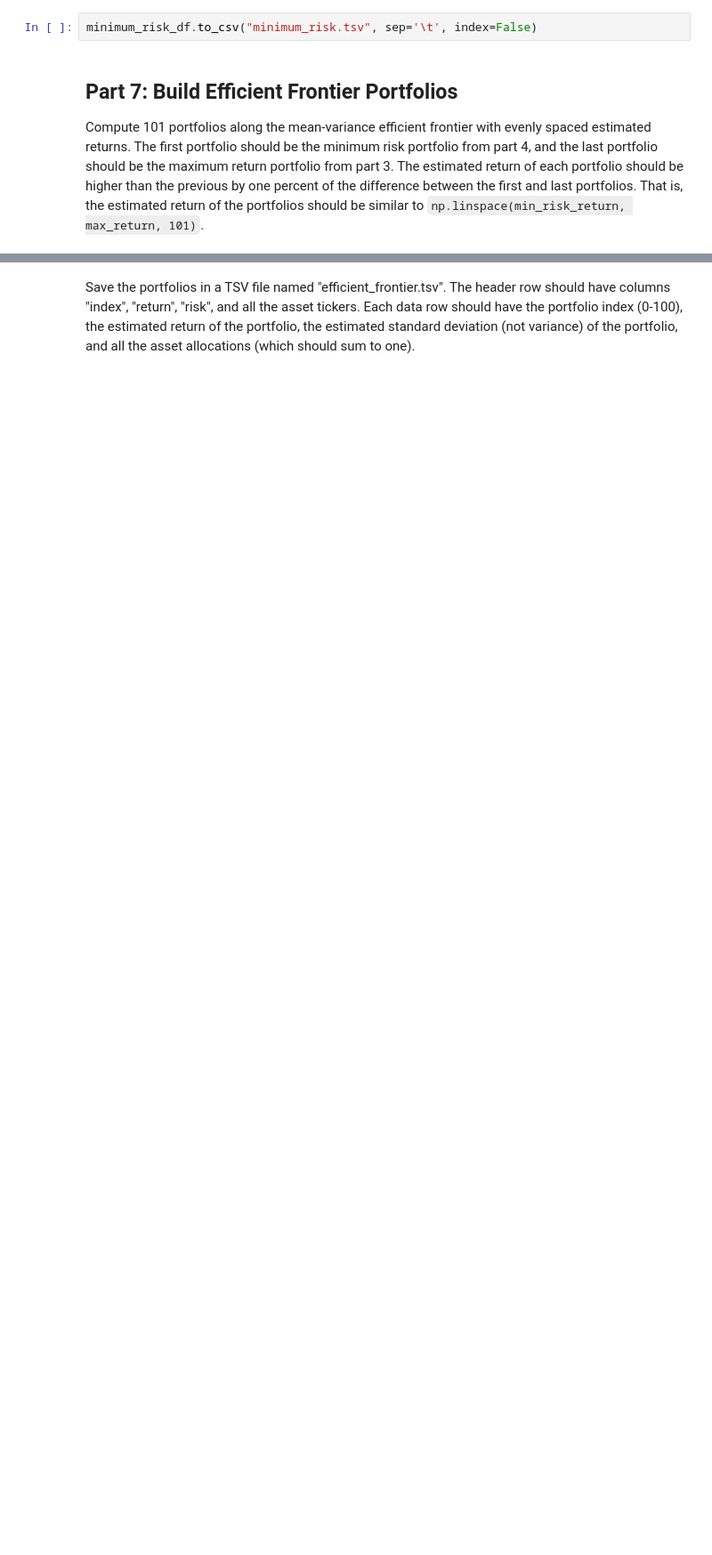
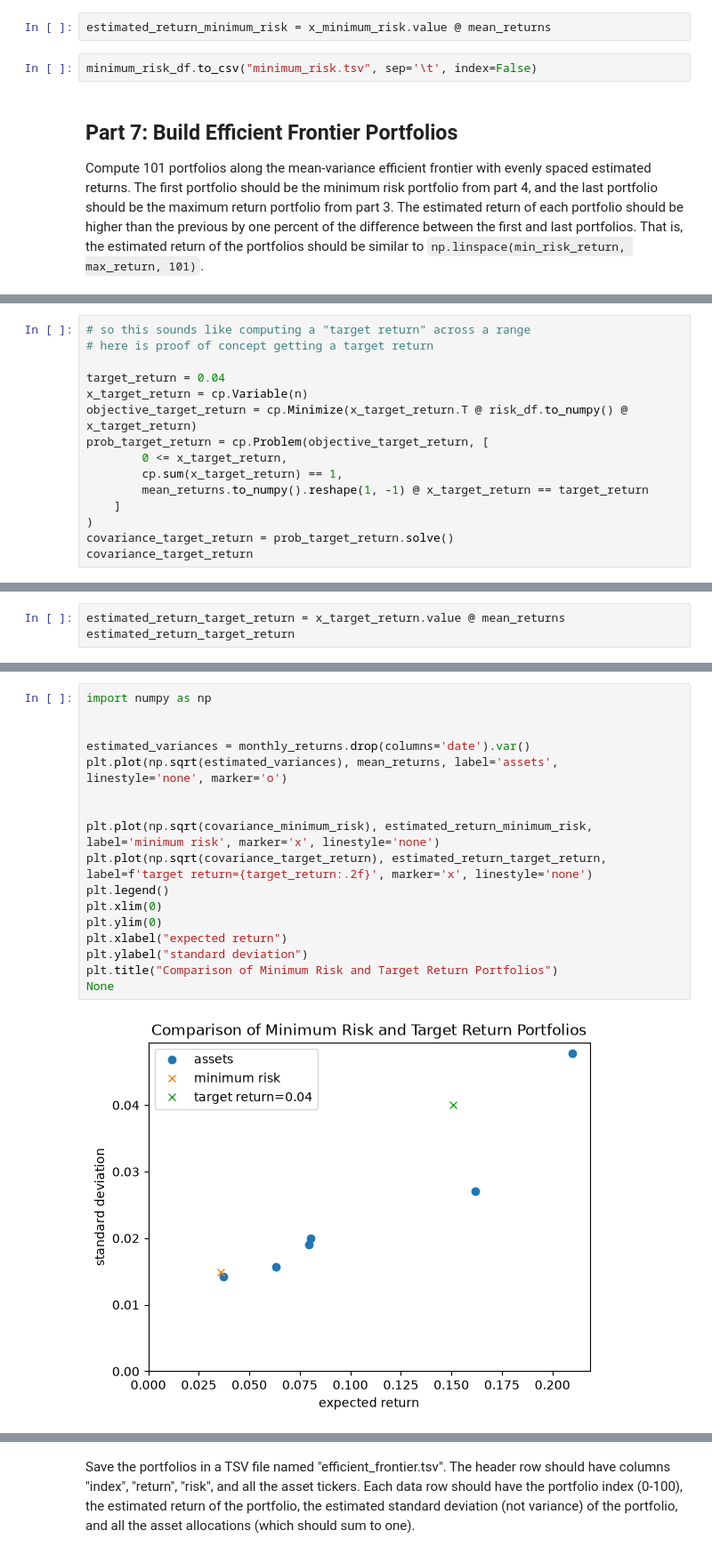
Before and after one commit to calebhadley1/AI_in_the_Field_Coursework, a Jupyter notebook: Week 1/dx704-project-01.ipynb, the cells around one changed output, grey strips where cells are left out. Shown at 89% size. Drawn from its saved outputs; the diff is of its cells as text; blank space fills up the shorter version.

Commit message:
frontier portfolio

```diff
--- a/Week 1/dx704-project-01.ipynb
+++ b/Week 1/dx704-project-01.ipynb
@@ -391,6 +377,8 @@ minimum_risk_df
 | 3 | DDOG | -0.0000 |
 | 4 | SPY | 0.7885 |
 | 5 | TSLA | -0.0000 |
+# %%
+estimated_return_minimum_risk = x_minimum_risk.value @ mean_returns
 # %%
 minimum_risk_df.to_csv("minimum_risk.tsv", sep='\t', index=False)
 # %% [markdown]
@@ -408,0 +391,15 @@ Ellipsis
+# %%
+# so this sounds like computing a "target return" across a range
+# here is proof of concept getting a target return
+
+target_return = 0.04
+x_target_return = cp.Variable(n)
+objective_target_return = cp.Minimize(x_target_return.T @ risk_df.to_numpy() @ x_target_return)
+prob_target_return = cp.Problem(objective_target_return, [
+        0 <= x_target_return,
+        cp.sum(x_target_return) == 1,
+        mean_returns.to_numpy().reshape(1, -1) @ x_target_return == target_return
+    ]
+)
+covariance_target_return = prob_target_return.solve()
+covariance_target_return
@@ -408,0 +408,3 @@ Ellipsis
+# %%
+estimated_return_target_return = x_target_return.value @ mean_returns
+estimated_return_target_return
@@ -408,0 +417,19 @@ Ellipsis
+# %%
+import numpy as np
+
+
+estimated_variances = monthly_returns.drop(columns='date').var()
+plt.plot(np.sqrt(estimated_variances), mean_returns, label='assets', linestyle='none', marker='o')
+
+
+plt.plot(np.sqrt(covariance_minimum_risk), estimated_return_minimum_risk, label='minimum risk', marker='x', linestyle='none')
+plt.plot(np.sqrt(covariance_target_return), estimated_return_target_return, label=f'target return={target_return:.2f}', marker='x', linestyle='none')
+plt.legend()
+plt.xlim(0)
+plt.ylim(0)
+plt.xlabel("expected return")
+plt.ylabel("standard deviation")
+plt.title("Comparison of Minimum Risk and Target Return Portfolios")
+None
+# %% [output]
+[figure, added]
```
Also changed, not shown: parts of 13 cells of this notebook, 1 other file.
